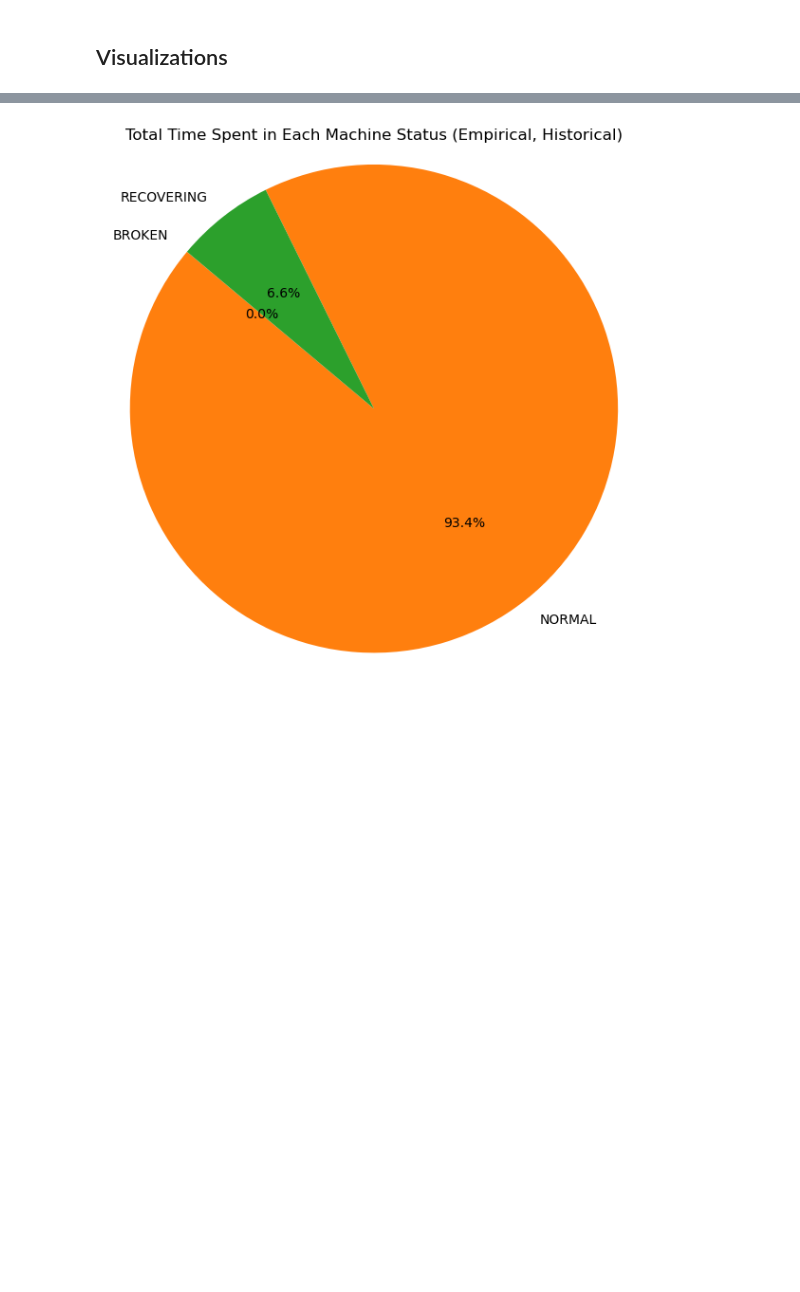
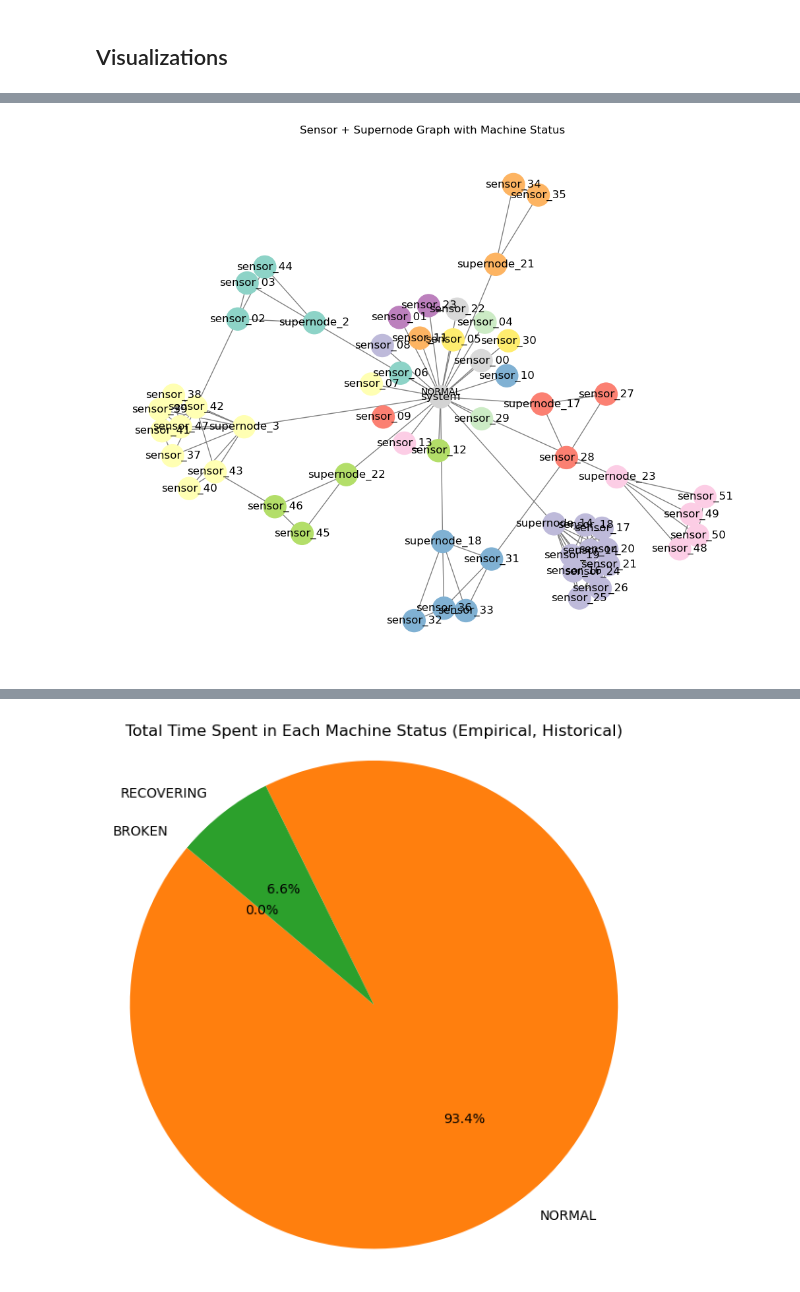
Before and after one commit to jrwoodwa/graph-based-predictive-maintenance, a Jupyter notebook: PredictiveMaintenance.ipynb, the cells around one changed output, grey strips where cells are left out. Saved outputs shown, nothing was run; the diff lists cells and outputs as text; code cells hidden in the pictures; blank space fills up the shorter version.

```diff
--- a/PredictiveMaintenance.ipynb
+++ b/PredictiveMaintenance.ipynb
@@ -734,2 +1037,82 @@ Constructing the graphs is extensive and time consuming for data prep!!
 # %% [markdown]
 ## Visualizations
+# %%
+import networkx as nx
+from torch_geometric.utils import to_networkx
+import numpy as np
+
+data = train_graphs[2]
+
+# ---------------------
+# 0. Prepare sensor index map for correlation lookup
+# ---------------------
+sensor_idx_map = {sensor: i for i, sensor in enumerate(all_sensors)}
+
+
+# ---------------------
+# 1. Convert to NetworkX
+# ---------------------
+G = to_networkx(data, to_undirected=True)
+
+# Map integer nodes to names
+mapping = {i: name for i, name in enumerate(data.node_name)}
+G = nx.relabel_nodes(G, mapping)
+
+# ---------------------
+# 2. Assign clusters
+# ---------------------
+cluster_map = {}
+cluster_id = 0
+
+for node in G.nodes():
+    if node.startswith("supernode_"):
+        cluster_map[node] = cluster_id
+        for neighbor in G.neighbors(node):
+            if neighbor != "system":
+                cluster_map[neighbor] = cluster_id
+        cluster_id += 1
+
+# system node
+cluster_map["system"] = -1
+
+# assign remaining singletons
+for node in G.nodes():
+    if node not in cluster_map:
+        cluster_map[node] = cluster_id
+        cluster_id += 1
+
+print("Final cluster mapping:", cluster_map)
+
+# ---------------------
+# 3. Add features from PyG data
+# ---------------------
+for i, name in enumerate(data.node_name):
+    ntype = data.node_type[i].item()
+    feat_values = data.x[i].numpy()  # node features as numpy array
+    for j, suffix in enumerate(feature_suffixes):
+        G.nodes[name][suffix.strip('_')] = feat_values[j]
+    G.nodes[name]['node_type'] = ntype
+
+# ---------------------
+# 3b. Add edge weights based on correlation
+# ---------------------
+for u, v in G.edges():
+    # system or supernode edges → keep weight = 1.0
+    if u == "system" or v == "system" or u.startswith("supernode_") or v.startswith("supernode_"):
+        G.edges[u, v]['weight'] = 1.0
+    else:
+        # both are sensor nodes, lookup correlation
+        i, j = sensor_idx_map[u], sensor_idx_map[v]
+        corr_val = corr_matrix[i, j] if not np.isnan(corr_matrix[i, j]) else 0.0
+        G.edges[u, v]['weight'] = float(corr_val)
+
+# ---------------------
+# 4. Pick row for visualization
+# ---------------------
+row_idx = df_sensor.index[df_sensor['CycleID'] == data.cycle_id][2]
+
+# ---------------------
+# 5. Visualize
+# ---------------------
+visualize_sensor_graph(G, cluster_map, df_sensor, row_idx=row_idx)
+# %% [output]
@@ -735,0 +1120 @@ Constructing the graphs is extensive and time consuming for data prep!!
+[figure, added]
```
Also changed, not shown: parts of 16 cells of this notebook.
